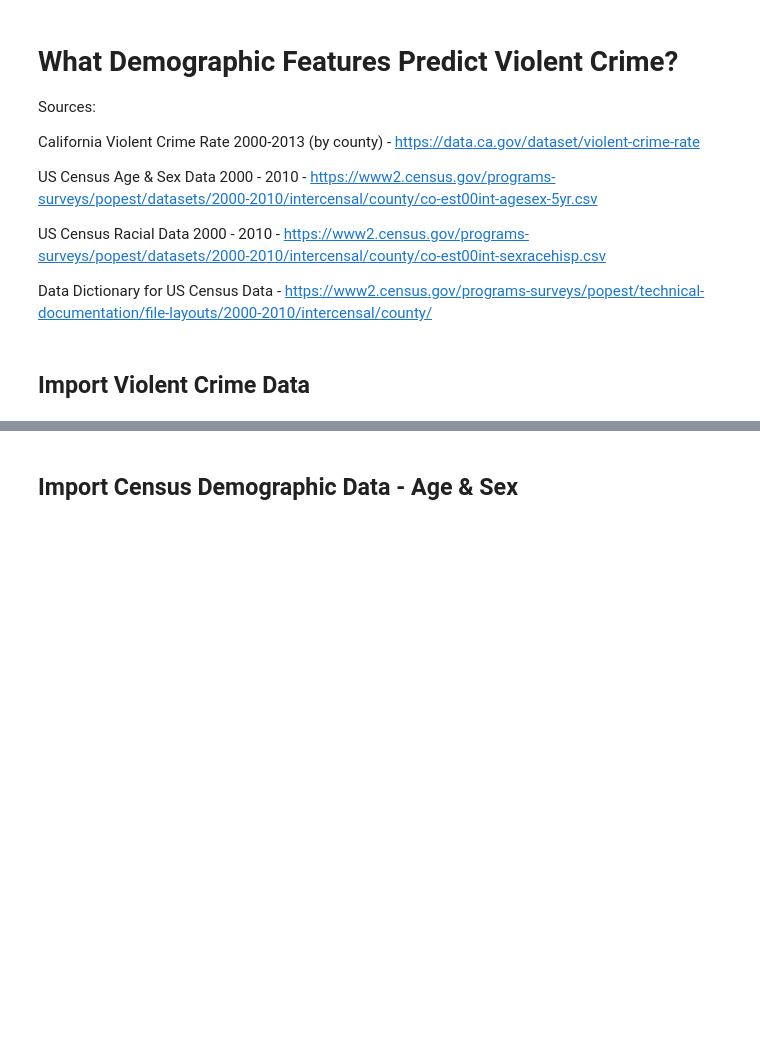
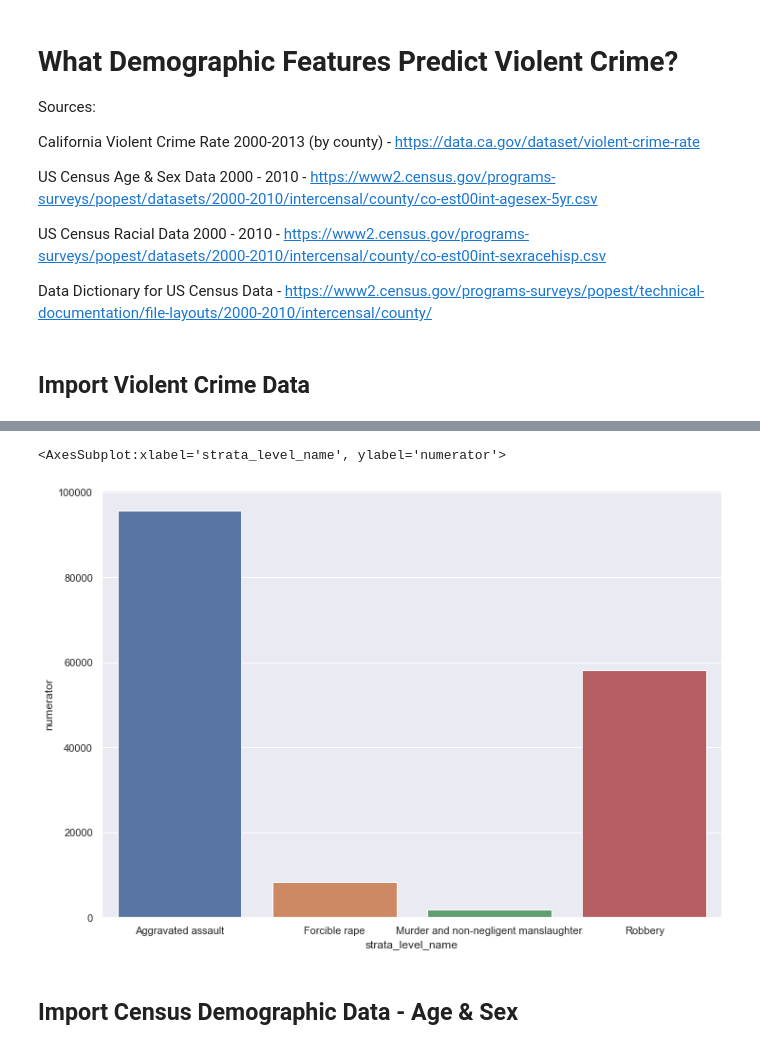
Before and after one commit to jordan-barrett-jm/violent-crime-demographics, a Jupyter notebook: demographics-violent-crime.ipynb, the cells around one changed output, grey strips where cells are left out. Cells and saved outputs as stored; diff of their text form; code cells hidden in the pictures; blank space fills up the shorter version.

```diff
--- a/demographics-violent-crime.ipynb
+++ b/demographics-violent-crime.ipynb
@@ -93,0 +93,5 @@ violent_crime_filtered[violent_crime_filtered.rate_per_1000 == violent_crime_fil
+# %%
+vc_categorical = vc_filtered[(vc_filtered.strata_level_name!='Violent crime total')]
+vc_categorical = vc_categorical[['numerator','strata_level_name']]
+vc_categorical = vc_categorical.groupby(['strata_level_name']).sum().reset_index()
+vc_categorical.head()
@@ -94,3 +104,8 @@ violent_crime_filtered[violent_crime_filtered.rate_per_1000 == violent_crime_fil
+# %%
+sns.barplot(x='strata_level_name', y='numerator', data=vc_categorical)
+# %% [output]
+<AxesSubplot:xlabel='strata_level_name', ylabel='numerator'>
+[figure, added]
 # %% [markdown]
 ## Import Census Demographic Data - Age & Sex
 # %%
```
Also changed, not shown: parts of 26 cells of this notebook.
